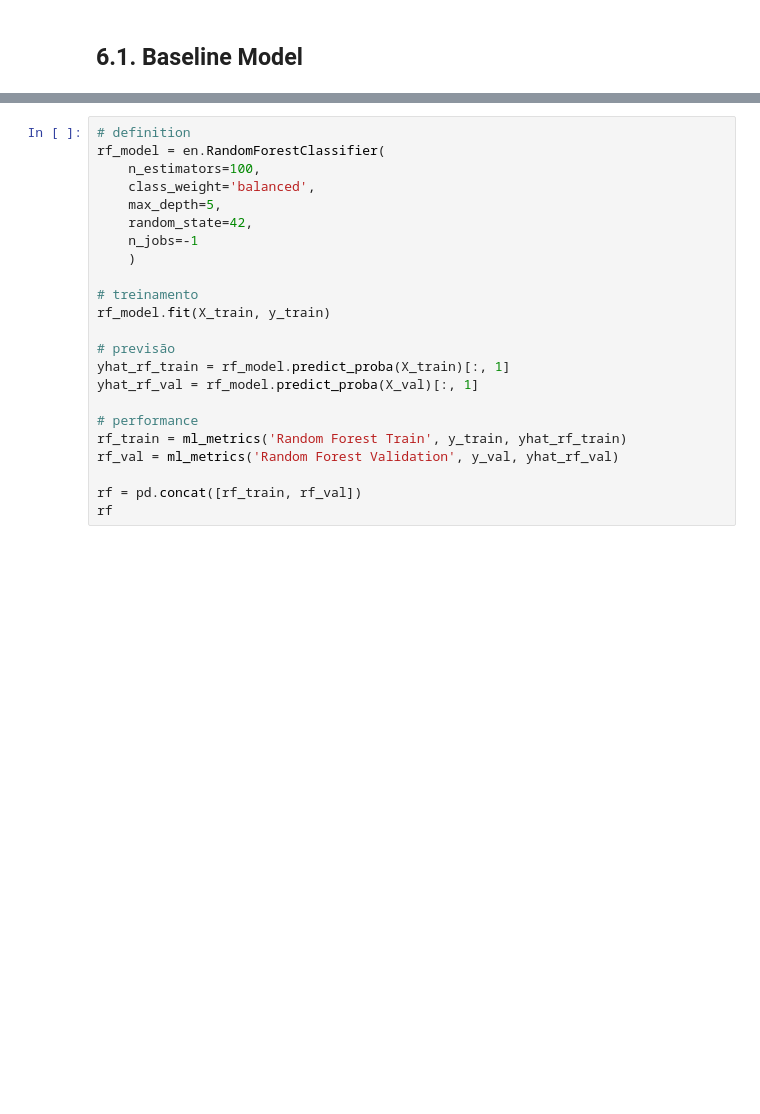
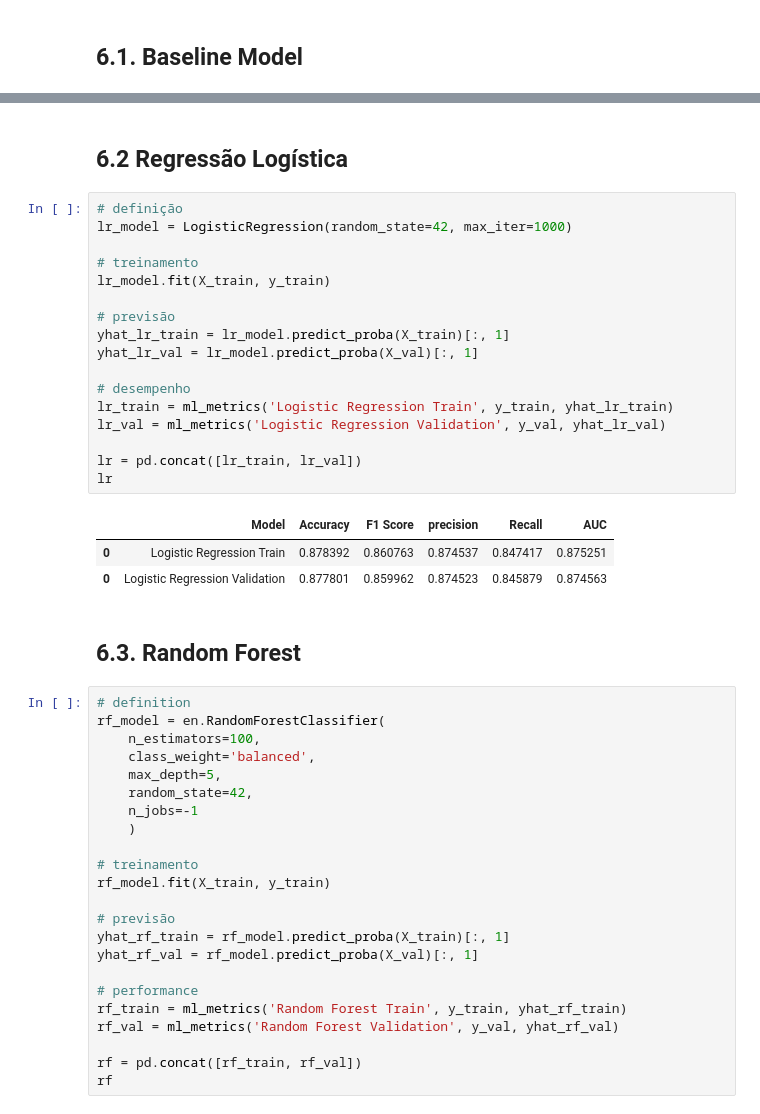
Before and after one commit to Data-Projects1/airline_satisfaction, a Jupyter notebook: analise_satisf.ipynb, the cells around one changed output, grey strips where cells are left out. Cells and saved outputs as stored; diff of their text form; blank space fills up the shorter version.

```diff
--- a/analise_satisf.ipynb
+++ b/analise_satisf.ipynb
@@ -666,3 +653,28 @@ xgb
+# %% [markdown]
+## 6.2 Regressão Logística
+# %%
+# definição
+lr_model = LogisticRegression(random_state=42, max_iter=1000)
+
+# treinamento
+lr_model.fit(X_train, y_train)
+
+# previsão
+yhat_lr_train = lr_model.predict_proba(X_train)[:, 1]
+yhat_lr_val = lr_model.predict_proba(X_val)[:, 1]
+
+# desempenho
+lr_train = ml_metrics('Logistic Regression Train', y_train, yhat_lr_train)
+lr_val = ml_metrics('Logistic Regression Validation', y_val, yhat_lr_val)
+
+lr = pd.concat([lr_train, lr_val])
+lr
+# %% [output]
+|  | Model | Accuracy | F1 Score | precision | Recall | AUC |
+| 0 | Logistic Regression Train | 0.878392 | 0.860763 | 0.874537 | 0.847417 | 0.875251 |
+| 0 | Logistic Regression Validation | 0.877801 | 0.859962 | 0.874523 | 0.845879 | 0.874563 |
+# %% [markdown]
+## 6.3. Random Forest
 # %%
 # definition
 rf_model = en.RandomForestClassifier(
```
Also changed, not shown: parts of 11 cells of this notebook.
